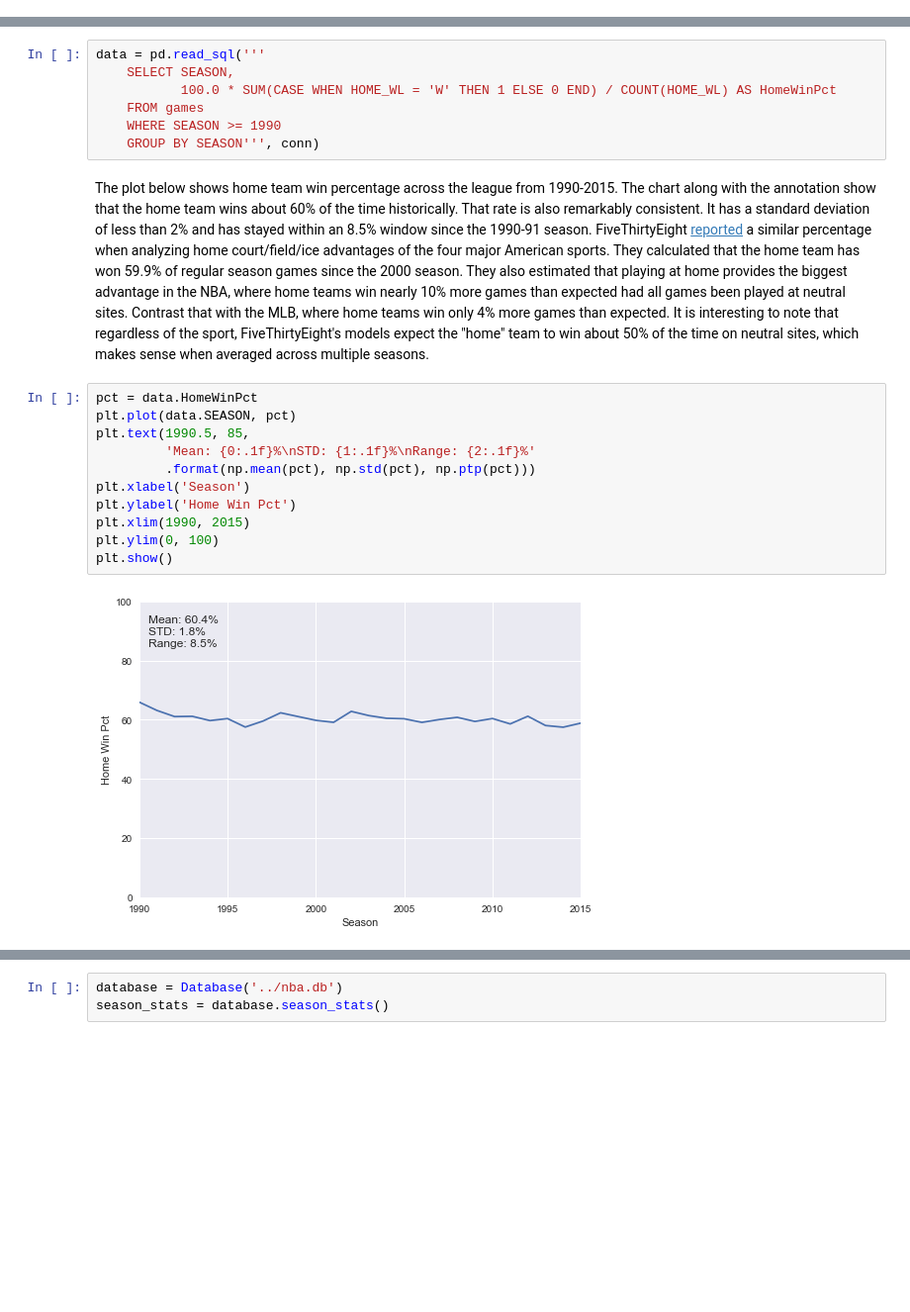
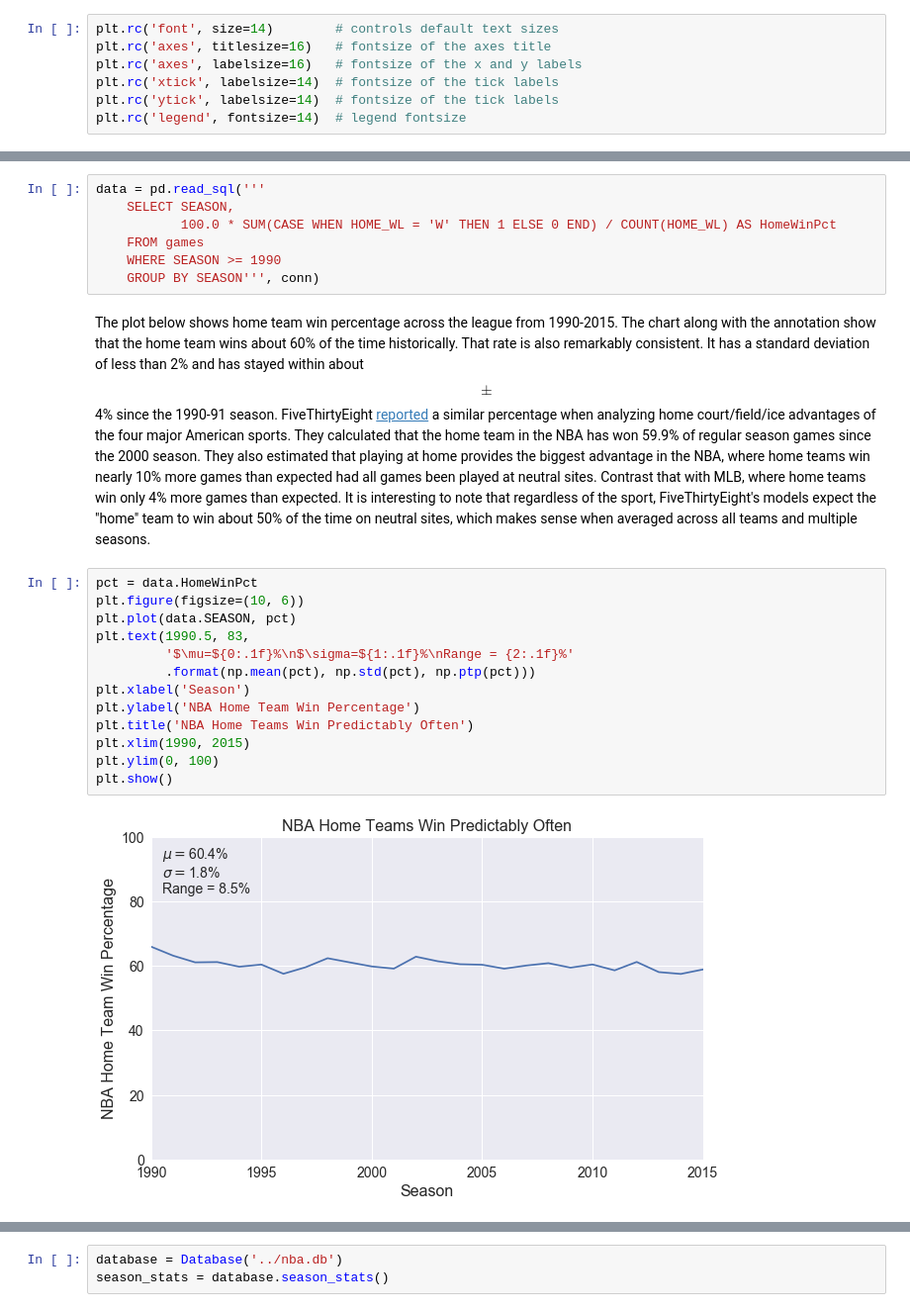
Before and after one commit to cedev935/databall-betting, a Jupyter notebook: notebooks/data-exploration.ipynb, the cells around one changed output, grey strips where cells are left out. Shown: that part at 99% size. Drawn from its saved outputs; the diff is of its cells as text; blank space fills up the shorter version.

```diff
--- a/notebooks/data-exploration.ipynb
+++ b/notebooks/data-exploration.ipynb
@@ -31 +32,8 @@ The code below simply centers any cell output, namely figures in this case.
+# %%
+plt.rc('font', size=14)        # controls default text sizes
+plt.rc('axes', titlesize=16)   # fontsize of the axes title
+plt.rc('axes', labelsize=16)   # fontsize of the x and y labels
+plt.rc('xtick', labelsize=14)  # fontsize of the tick labels
+plt.rc('ytick', labelsize=14)  # fontsize of the tick labels
+plt.rc('legend', fontsize=14)  # legend fontsize
 # %% [markdown]
@@ -42,18 +50,20 @@ data = pd.read_sql('''
     WHERE SEASON >= 1990
     GROUP BY SEASON''', conn)
 # %% [markdown]
-The plot below shows home team win percentage across the league from 1990-2015. The chart along with the annotation show that the home team wins about 60% of the time historically. That rate is also remarkably consistent. It has a standard deviation of less than 2% and has stayed within an 8.5% window since the 1990-91 season. FiveThirtyEight [reported](https://fivethirtyeight.com/features/a-home-playoff-game-is-a-big-advantage-unless-you-play-hockey/) a similar percentage when analyzing home court/field/ice advantages of the four major American sports. They calculated that the home team has won 59.9% of regular season games since the 2000 season. They also estimated that playing at home provides the biggest advantage in the NBA, where home teams win nearly 10% more games than expected had all games been played at neutral sites. Contrast that with the MLB, where home teams win only 4% more games than expected. It is interesting to note that regardless of the sport, FiveThirtyEight's models expect the "home" team to win about 50% of the time on neutral sites, which makes sense when averaged across multiple seasons.
+The plot below shows home team win percentage across the league from 1990-2015. The chart along with the annotation show that the home team wins about 60% of the time historically. That rate is also remarkably consistent. It has a standard deviation of less than 2% and has stayed within about $$\pm$$4% since the 1990-91 season. FiveThirtyEight [reported](https://fivethirtyeight.com/features/a-home-playoff-game-is-a-big-advantage-unless-you-play-hockey/) a similar percentage when analyzing home court/field/ice advantages of the four major American sports. They calculated that the home team in the NBA has won 59.9% of regular season games since the 2000 season. They also estimated that playing at home provides the biggest advantage in the NBA, where home teams win nearly 10% more games than expected had all games been played at neutral sites. Contrast that with MLB, where home teams win only 4% more games than expected. It is interesting to note that regardless of the sport, FiveThirtyEight's models expect the "home" team to win about 50% of the time on neutral sites, which makes sense when averaged across all teams and multiple seasons.
 # %%
 pct = data.HomeWinPct
+plt.figure(figsize=(10, 6))
 plt.plot(data.SEASON, pct)
-plt.text(1990.5, 85,
-         'Mean: {0:.1f}%\nSTD: {1:.1f}%\nRange: {2:.1f}%'
+plt.text(1990.5, 83,
+         '$\mu=${0:.1f}%\n$\sigma=${1:.1f}%\nRange = {2:.1f}%'
          .format(np.mean(pct), np.std(pct), np.ptp(pct)))
 plt.xlabel('Season')
-plt.ylabel('Home Win Pct')
+plt.ylabel('NBA Home Team Win Percentage')
+plt.title('NBA Home Teams Win Predictably Often')
 plt.xlim(1990, 2015)
 plt.ylim(0, 100)
 plt.show()
 # %% [output]
-[figure, old version]
+[figure, new version]
 # %% [markdown]
```
Also changed, not shown: parts of 32 cells of this notebook, 7 other files.
